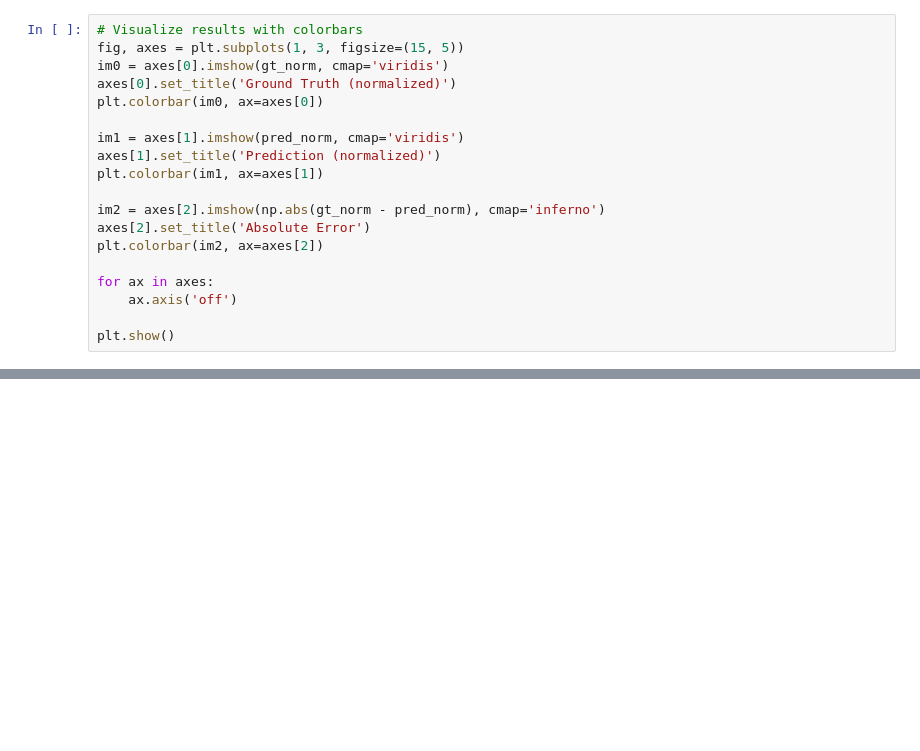
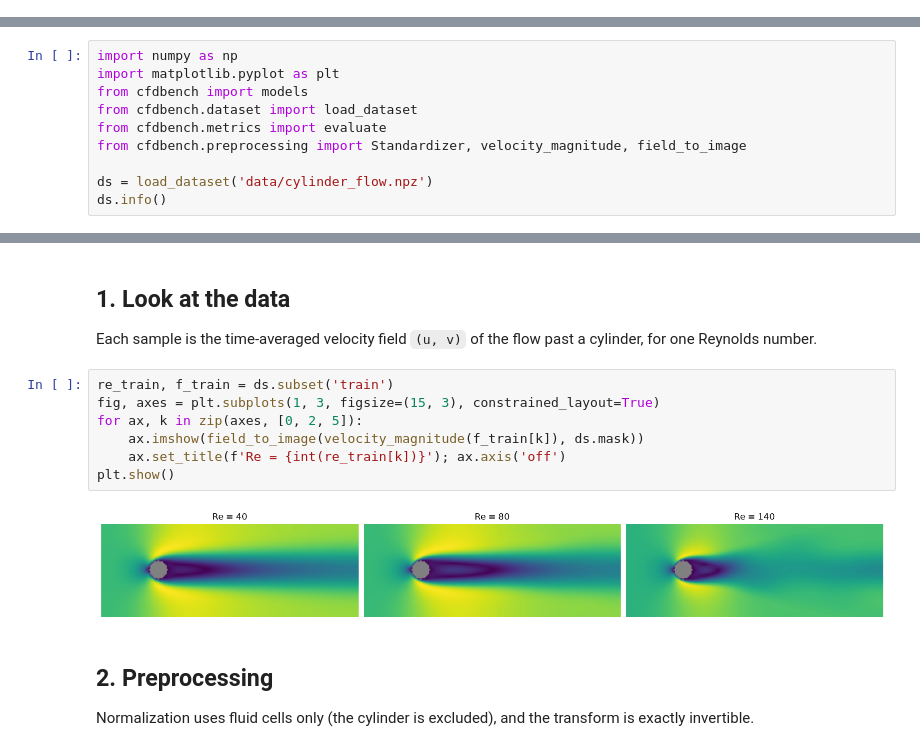
Before and after one commit to Gotrone/TFM, a Jupyter notebook: notebooks/TFM.ipynb, the cells around one changed output, grey strips where cells are left out. Cells and saved outputs as stored; diff of their text form; blank space fills up the shorter version.

Commit message:
Add cfdbench package: LBM dataset, preprocessing, metrics, baselines, leaderboard and web platform

```diff
--- a/notebooks/TFM.ipynb
+++ b/notebooks/TFM.ipynb
@@ -40,19 +0,0 @@ metrics
-# %%
-# Visualize results with colorbars
-fig, axes = plt.subplots(1, 3, figsize=(15, 5))
-im0 = axes[0].imshow(gt_norm, cmap='viridis')
-axes[0].set_title('Ground Truth (normalized)')
-plt.colorbar(im0, ax=axes[0])
-
-im1 = axes[1].imshow(pred_norm, cmap='viridis')
-axes[1].set_title('Prediction (normalized)')
-plt.colorbar(im1, ax=axes[1])
-
-im2 = axes[2].imshow(np.abs(gt_norm - pred_norm), cmap='inferno')
-axes[2].set_title('Absolute Error')
-plt.colorbar(im2, ax=axes[2])
-
-for ax in axes:
-    ax.axis('off')
-
-plt.show()
@@ -87,0 +5,10 @@ In this prototype, we demonstrated the core workflow of our CFD Benchmarking Sui
+# %%
+import numpy as np
+import matplotlib.pyplot as plt
+from cfdbench import models
+from cfdbench.dataset import load_dataset
+from cfdbench.metrics import evaluate
+from cfdbench.preprocessing import Standardizer, velocity_magnitude, field_to_image
+
+ds = load_dataset('data/cylinder_flow.npz')
+ds.info()
@@ -87,0 +32,17 @@ In this prototype, we demonstrated the core workflow of our CFD Benchmarking Sui
+# %% [markdown]
+## 1. Look at the data
+
+Each sample is the time-averaged velocity field `(u, v)` of the flow past a cylinder, for one Reynolds number.
+# %%
+re_train, f_train = ds.subset('train')
+fig, axes = plt.subplots(1, 3, figsize=(15, 3), constrained_layout=True)
+for ax, k in zip(axes, [0, 2, 5]):
+    ax.imshow(field_to_image(velocity_magnitude(f_train[k]), ds.mask))
+    ax.set_title(f'Re = {int(re_train[k])}'); ax.axis('off')
+plt.show()
+# %% [output]
+[figure, added]
+# %% [markdown]
+## 2. Preprocessing
+
+Normalization uses fluid cells only (the cylinder is excluded), and the transform is exactly invertible.
```
Also changed, not shown: parts of 17 cells of this notebook, 27 other files.
